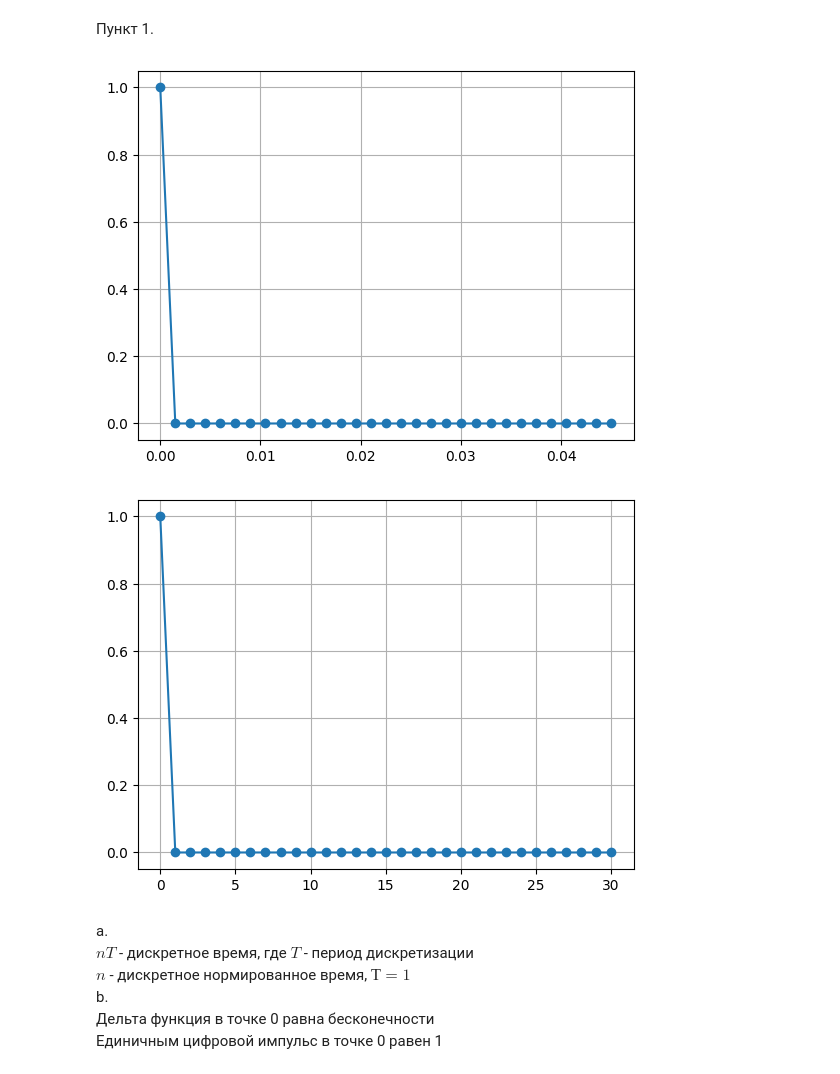
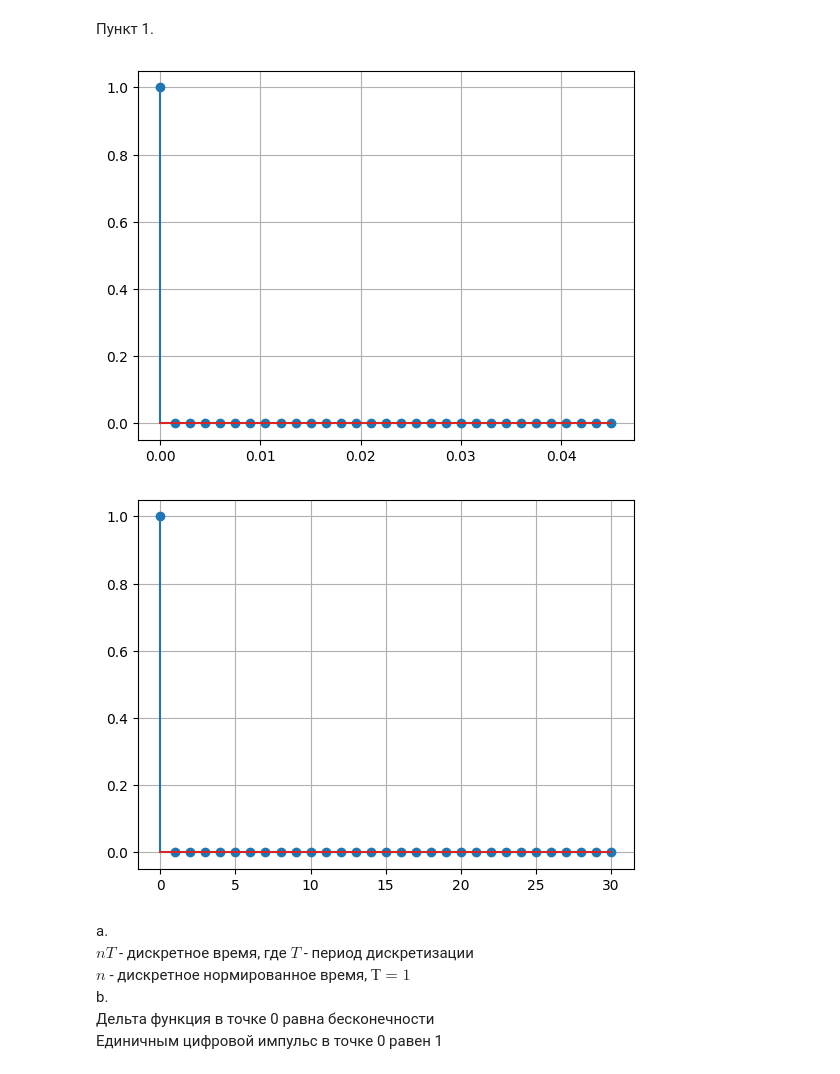
Before and after one commit to the-mvi/dsp-2022, a Jupyter notebook: 9304_Tsaplin_Silkin/lab1.ipynb, the cells around one changed output. Cells and saved outputs as stored; diff of their text form; code cells hidden in the pictures.

```diff
--- a/9304_Tsaplin_Silkin/lab1.ipynb
+++ b/9304_Tsaplin_Silkin/lab1.ipynb
@@ -89,36 +89,36 @@ from matplotlib import pyplot as plt
 Nb = 11
 N = 30 + Nb % 5
 T = 0.0005 * (1 + Nb % 3)
 a = (-1) ** Nb * (0.8 + 0.005 * Nb)
 C = 1 + Nb % 5
 omega = math.pi / (6 + Nb % 5)
 m = 5 + Nb % 5
 
 # Функция единичного импульса
 def unit_impulse(k):
     return 1 if k == 0 else 0
 
 # Дискретное и дискретное нормированное время
 discrete_time = [n * T for n in range(N)]
 normalized_discrete_time = [n for n in range(N)]
 
 # Графики импульсов
 dt_impulse = [unit_impulse(t) for t in discrete_time]
 ndt_impulse = [unit_impulse(t) for t in normalized_discrete_time]
 
 
 # Функция отрисовки
 def show_plot(X, Y):
     plt.clf()
     plt.grid()
-    plt.plot(X, Y, 'o-')
+    plt.stem(X, Y)
     plt.show()
 
 show_plot(discrete_time, dt_impulse)
 show_plot(normalized_discrete_time, ndt_impulse)
 # %% [output]
-[figure, old version]
+[figure, new version]
-[figure, old version]
+[figure, new version]
 # %% [markdown]
 a.
 $nT$ - дискретное время, где $T$ - период дискретизации
```
Also changed, not shown: parts of 4 cells of this notebook.
